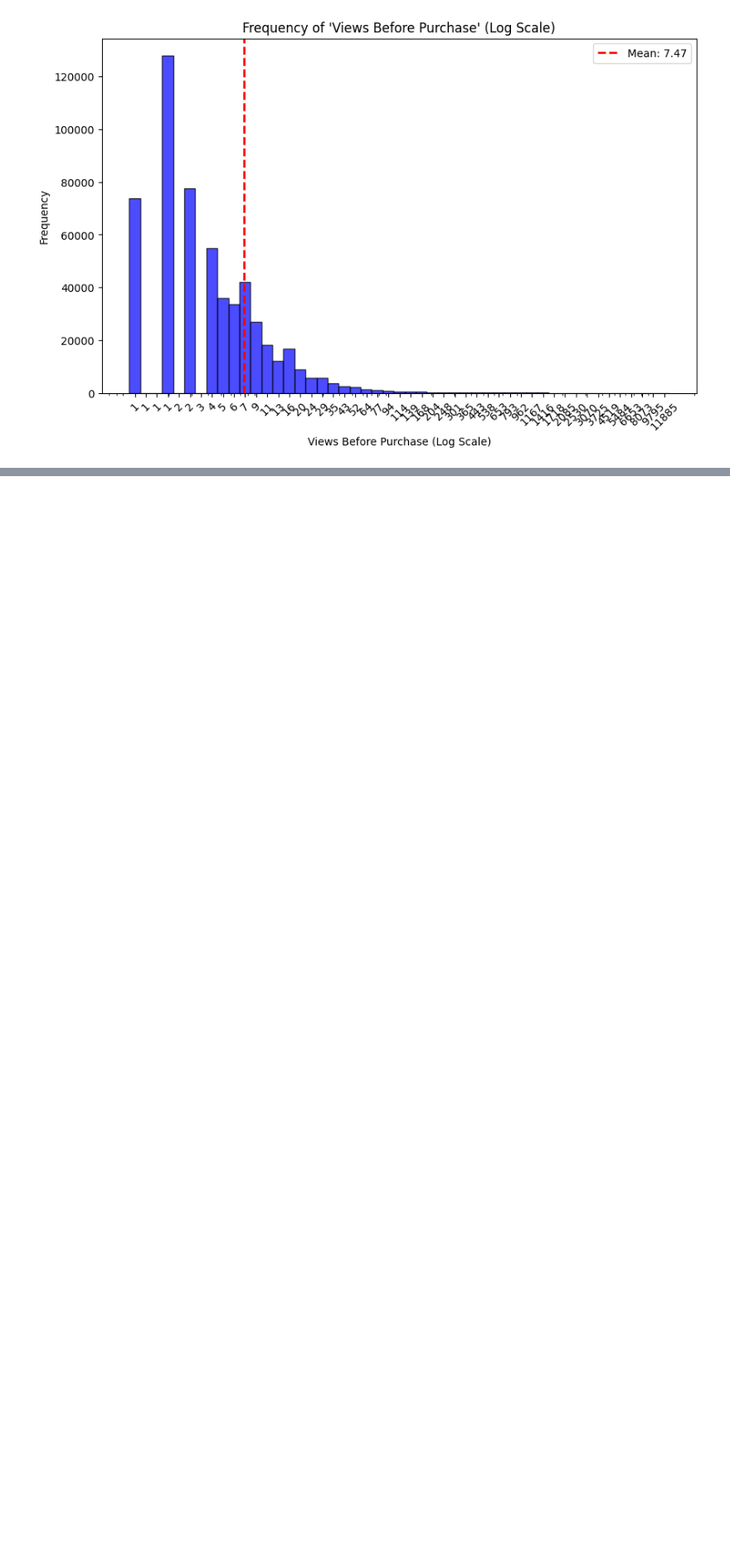
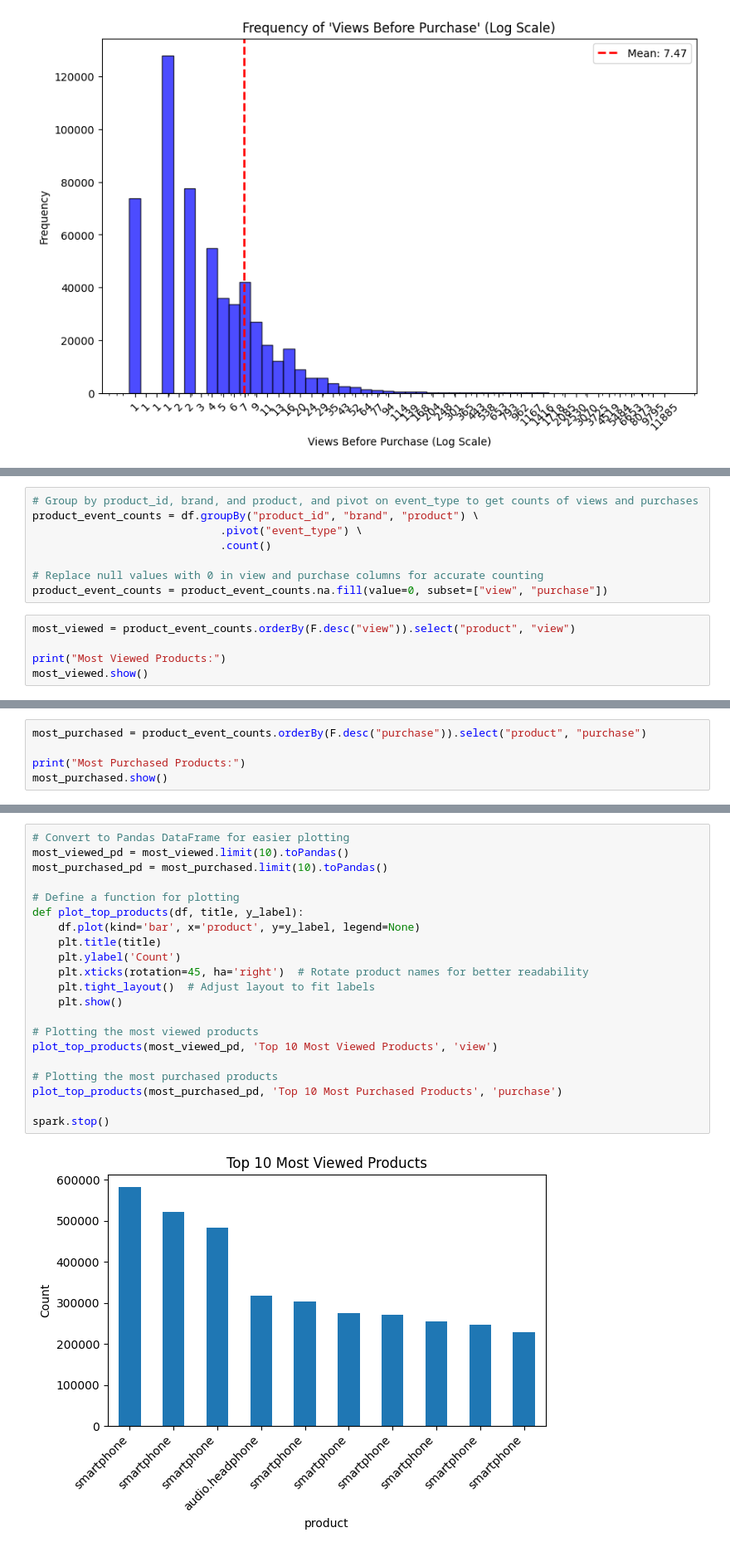
Before and after one commit to yanazlatanova/E-commerce, a Jupyter notebook: 3-queries/eCommerce_NOV_Queries.ipynb, the cells around one changed output, grey strips where cells are left out. Shown at 83% size. Cells and saved outputs as stored; diff of their text form; blank space fills up the shorter version.

Commit message:
most purchased & viewed products
jasmin

```diff
--- a/3-queries/eCommerce_NOV_Queries.ipynb
+++ b/3-queries/eCommerce_NOV_Queries.ipynb
@@ -197,0 +201,13 @@ plt.show()
+# %%
+# Group by product_id, brand, and product, and pivot on event_type to get counts of views and purchases
+product_event_counts = df.groupBy("product_id", "brand", "product") \
+                             .pivot("event_type") \
+                             .count()
+
+# Replace null values with 0 in view and purchase columns for accurate counting
+product_event_counts = product_event_counts.na.fill(value=0, subset=["view", "purchase"])
+# %%
+most_viewed = product_event_counts.orderBy(F.desc("view")).select("product", "view")
+
+print("Most Viewed Products:")
+most_viewed.show()
@@ -197,0 +232,5 @@ plt.show()
+# %%
+most_purchased = product_event_counts.orderBy(F.desc("purchase")).select("product", "purchase")
+
+print("Most Purchased Products:")
+most_purchased.show()
@@ -197,0 +255,23 @@ plt.show()
+# %%
+# Convert to Pandas DataFrame for easier plotting
+most_viewed_pd = most_viewed.limit(10).toPandas()
+most_purchased_pd = most_purchased.limit(10).toPandas()
+
+# Define a function for plotting
+def plot_top_products(df, title, y_label):
+    df.plot(kind='bar', x='product', y=y_label, legend=None)
+    plt.title(title)
+    plt.ylabel('Count')
+    plt.xticks(rotation=45, ha='right')  # Rotate product names for better readability
+    plt.tight_layout()  # Adjust layout to fit labels
+    plt.show()
+
+# Plotting the most viewed products
+plot_top_products(most_viewed_pd, 'Top 10 Most Viewed Products', 'view')
+
+# Plotting the most purchased products
+plot_top_products(most_purchased_pd, 'Top 10 Most Purchased Products', 'purchase')
+
+spark.stop()
+# %% [output]
+[figure, added]
```
Also changed, not shown: parts of 4 cells of this notebook.
